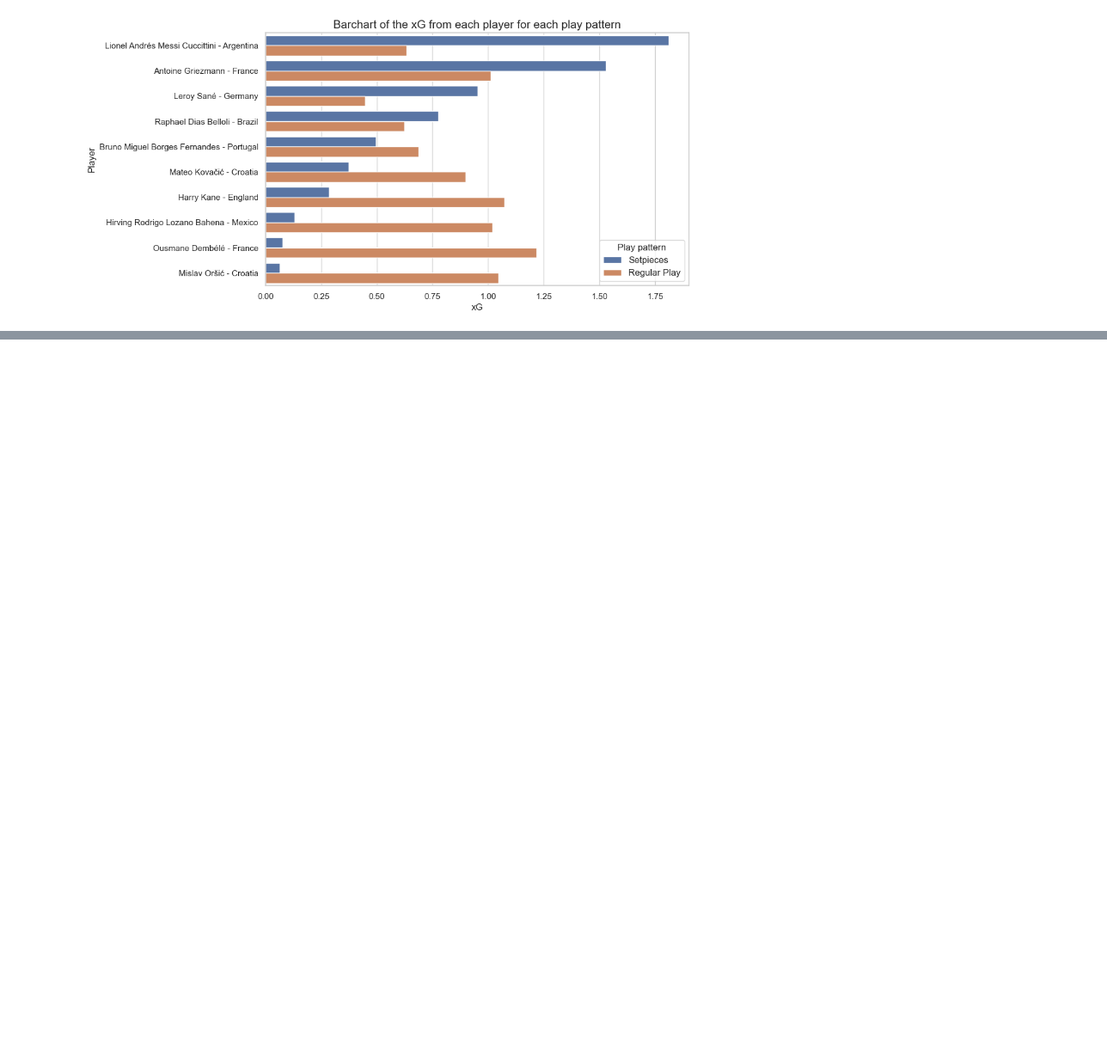
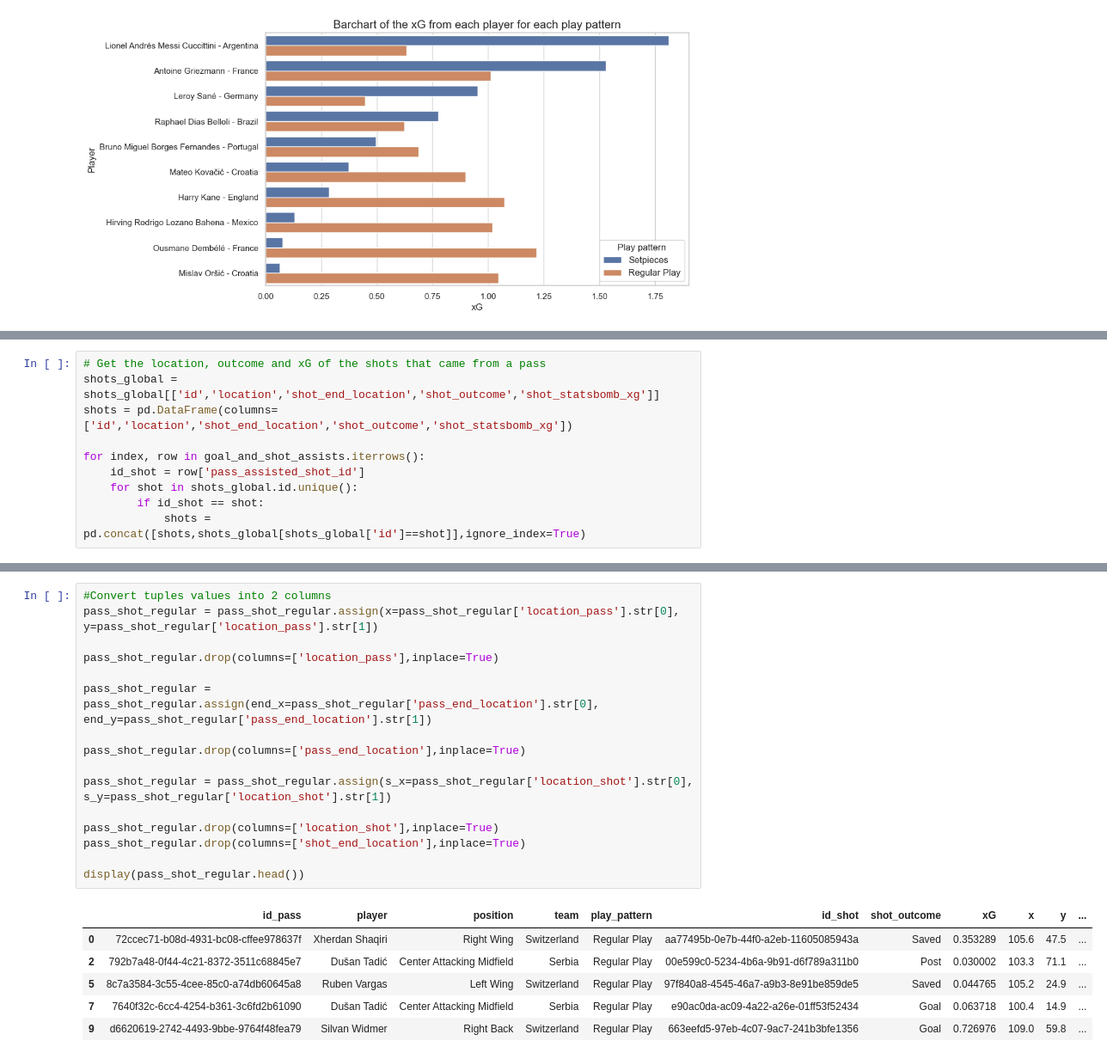
Before and after one commit to GabrielGausachs/WC2022-passes-analysed, a Jupyter notebook: code/last_pass_players.ipynb, the cells around one changed output, grey strips where cells are left out. Shown: that part at 86% size. Saved outputs shown, nothing was run; the diff lists cells and outputs as text; blank space fills up the shorter version.

```diff
--- a/code/last_pass_players.ipynb
+++ b/code/last_pass_players.ipynb
@@ -93,0 +108,10 @@ plt.show()
+# %%
+# Get the location, outcome and xG of the shots that came from a pass
+shots_global = shots_global[['id','location','shot_end_location','shot_outcome','shot_statsbomb_xg']]
+shots = pd.DataFrame(columns=['id','location','shot_end_location','shot_outcome','shot_statsbomb_xg'])
+
+for index, row in goal_and_shot_assists.iterrows():
+    id_shot = row['pass_assisted_shot_id']
+    for shot in shots_global.id.unique():
+        if id_shot == shot:
+            shots = pd.concat([shots,shots_global[shots_global['id']==shot]],ignore_index=True)
@@ -93,0 +142,23 @@ plt.show()
+# %%
+#Convert tuples values into 2 columns
+pass_shot_regular = pass_shot_regular.assign(x=pass_shot_regular['location_pass'].str[0], y=pass_shot_regular['location_pass'].str[1])
+
+pass_shot_regular.drop(columns=['location_pass'],inplace=True)
+
+pass_shot_regular = pass_shot_regular.assign(end_x=pass_shot_regular['pass_end_location'].str[0], end_y=pass_shot_regular['pass_end_location'].str[1])
+
+pass_shot_regular.drop(columns=['pass_end_location'],inplace=True)
+
+pass_shot_regular = pass_shot_regular.assign(s_x=pass_shot_regular['location_shot'].str[0], s_y=pass_shot_regular['location_shot'].str[1])
+
+pass_shot_regular.drop(columns=['location_shot'],inplace=True)
+pass_shot_regular.drop(columns=['shot_end_location'],inplace=True)
+
+display(pass_shot_regular.head())
+# %% [output]
+|  | id_pass | player | position | team | play_pattern | id_shot | shot_outcome | xG | x | y | ... |
+| 0 | 72ccec71-b08d-4931-bc08-cffee978637f | Xherdan Shaqiri | Right Wing | Switzerland | Regular Play | aa77495b-0e7b-44f0-a2eb-11605085943a | Saved | 0.353289 | 105.6 | 47.5 | ... |
+| 2 | 792b7a48-0f44-4c21-8372-3511c68845e7 | Dušan Tadić | Center Attacking Midfield | Serbia | Regular Play | 00e599c0-5234-4b6a-9b91-d6f789a311b0 | Post | 0.030002 | 103.3 | 71.1 | ... |
+| 5 | 8c7a3584-3c55-4cee-85c0-a74db60645a8 | Ruben Vargas | Left Wing | Switzerland | Regular Play | 97f840a8-4545-46a7-a9b3-8e91be859de5 | Saved | 0.044765 | 105.2 | 24.9 | ... |
+| 7 | 7640f32c-6cc4-4254-b361-3c6fd2b61090 | Dušan Tadić | Center Attacking Midfield | Serbia | Regular Play | e90ac0da-ac09-4a22-a26e-01ff53f52434 | Goal | 0.063718 | 100.4 | 14.9 | ... |
+| 9 | d6620619-2742-4493-9bbe-9764f48fea79 | Silvan Widmer | Right Back | Switzerland | Regular Play | 663eefd5-97eb-4c07-9ac7-241b3bfe1356 | Goal | 0.726976 | 109.0 | 59.8 | ... |
```
Also changed, not shown: parts of 5 cells of this notebook, 4 other files.
